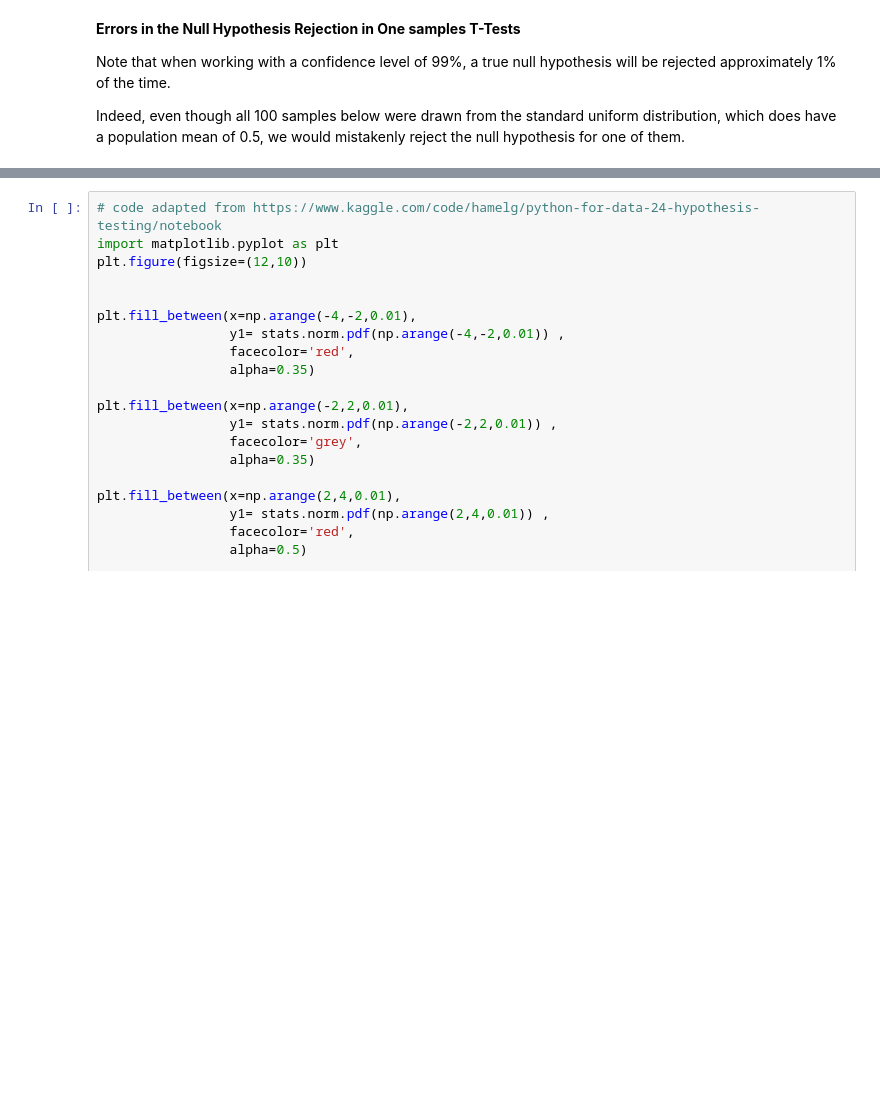
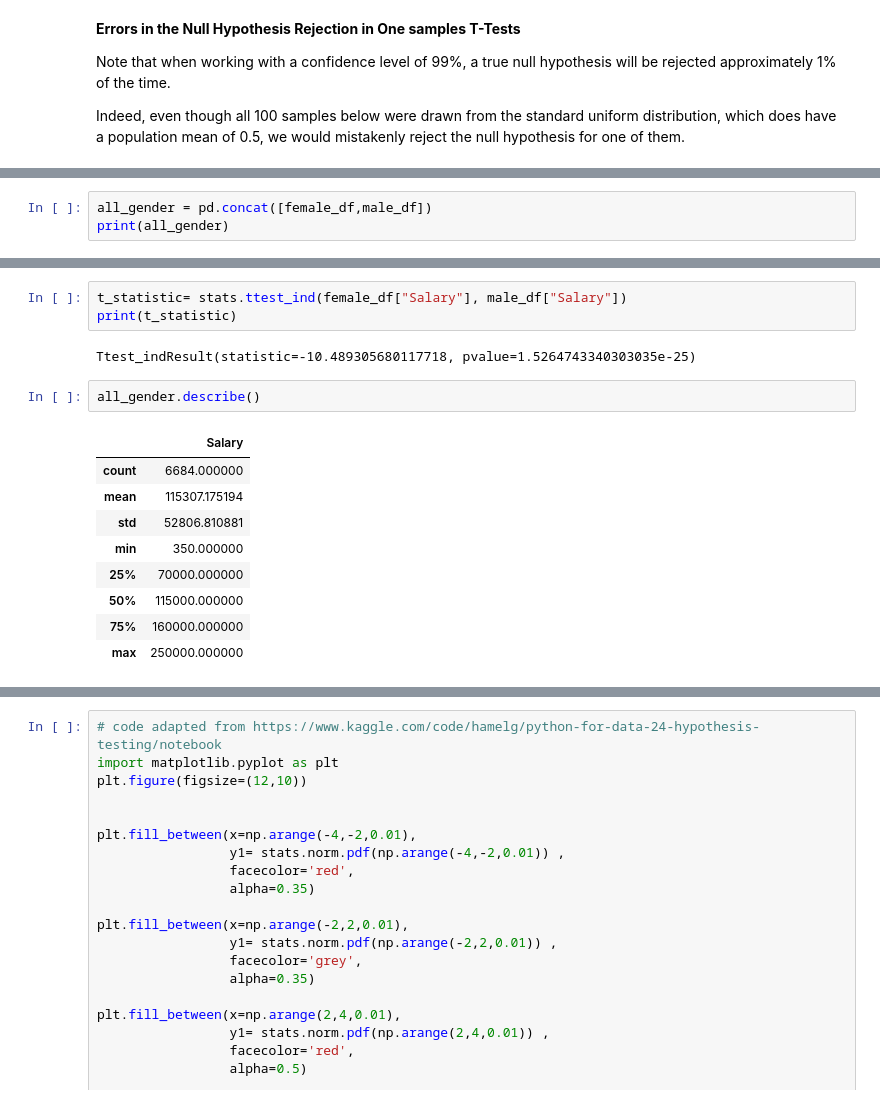
Before and after one commit to katel85/Machine-Learning-Statistics-Aug-2023, a Jupyter notebook: ttests.ipynb, the cells around one changed output, grey strips where cells are left out. Drawn from its saved outputs; the diff is of its cells as text; blank space fills up the shorter version.

```diff
--- a/ttests.ipynb
+++ b/ttests.ipynb
@@ -339,0 +258,3 @@ Ttest_indResult(statistic=-1.719565194255764, pvalue=0.08582173452033212)
+# %%
+all_gender = pd.concat([female_df,male_df])
+print(all_gender)
@@ -339,0 +276,17 @@ Ttest_indResult(statistic=-1.719565194255764, pvalue=0.08582173452033212)
+# %%
+t_statistic= stats.ttest_ind(female_df["Salary"], male_df["Salary"])
+print(t_statistic)
+# %% [output]
+Ttest_indResult(statistic=-10.489305680117718, pvalue=1.5264743340303035e-25)
+# %%
+all_gender.describe()
+# %% [output]
+|  | Salary |
+| count | 6684.000000 |
+| mean | 115307.175194 |
+| std | 52806.810881 |
+| min | 350.000000 |
+| 25% | 70000.000000 |
+| 50% | 115000.000000 |
+| 75% | 160000.000000 |
+| max | 250000.000000 |
```
Also changed, not shown: parts of 34 cells of this notebook, 1 other file.
